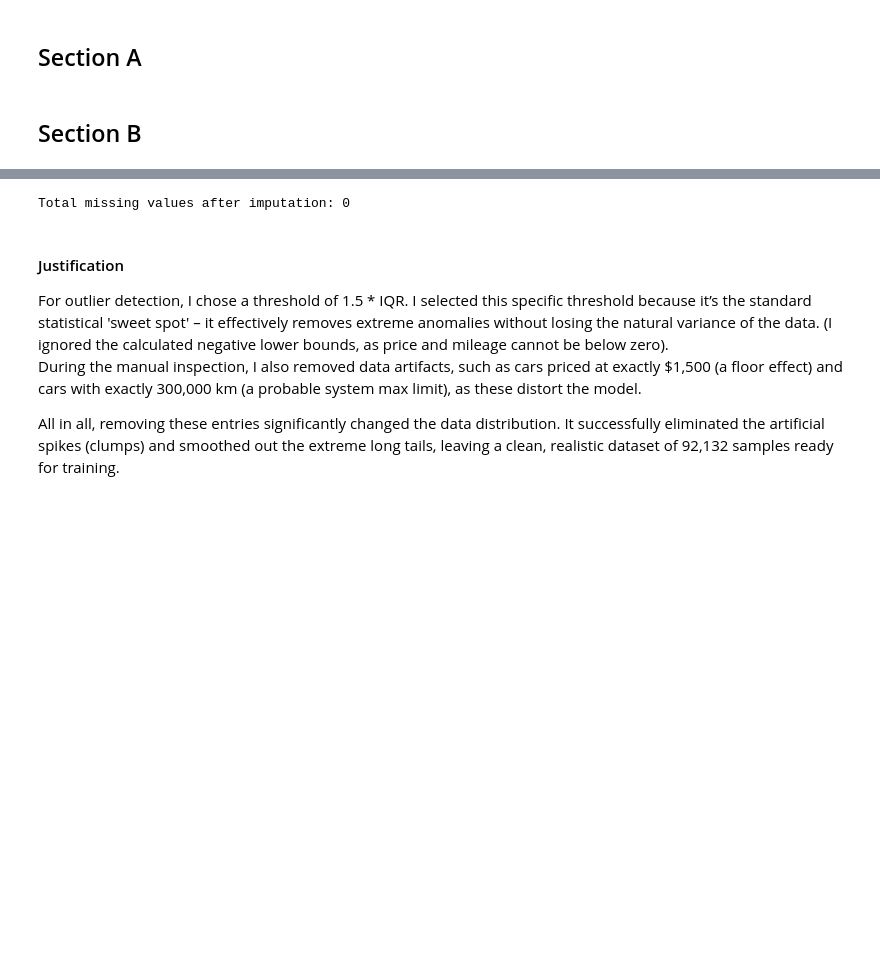
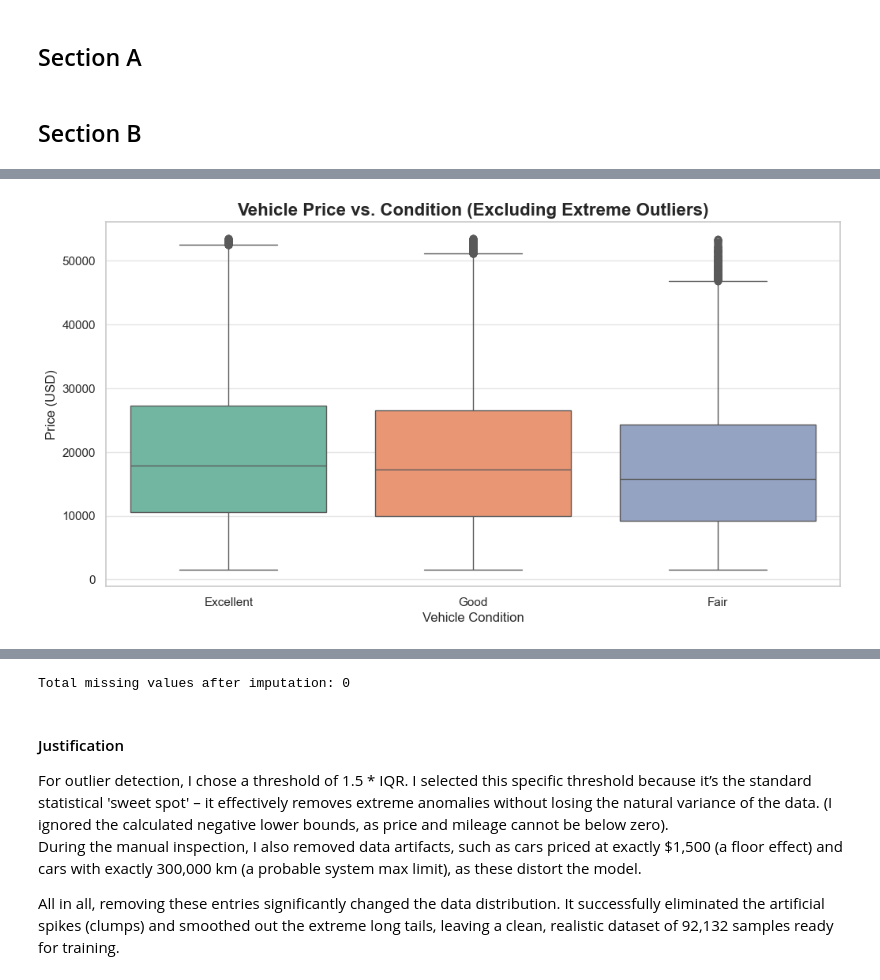
Before and after one commit to Hila-Dolev/ML_RandomForest_HW1, a Jupyter notebook: ML_HW1_325156651.ipynb, the cells around one changed output, grey strips where cells are left out. Saved outputs shown, nothing was run; the diff lists cells and outputs as text; code cells hidden in the pictures; blank space fills up the shorter version.

```diff
--- a/ML_HW1_325156651.ipynb
+++ b/ML_HW1_325156651.ipynb
@@ -454,0 +419,17 @@ Passing `palette` without assigning `hue` is deprecated and will be removed in v
+# %%
+# Plot 3: Vehicle Price Distribution by Condition
+# Filtering out extreme price outliers for readable boxplot
+Q1_viz = df['price'].quantile(0.25)
+Q3_viz = df['price'].quantile(0.75)
+IQR_viz = Q3_viz - Q1_viz
+upper_bound_viz = Q3_viz + 1.5 * IQR_viz
+viz_df = df[df['price'] <= upper_bound_viz]
+
+plt.figure(figsize=(12, 6))
+sns.boxplot(x='condition', y='price', hue='condition', data=viz_df, palette="Set2", legend=False)
+plt.title('Vehicle Price vs. Condition (Excluding Extreme Outliers)', fontsize=16, fontweight='bold')
+plt.xlabel('Vehicle Condition', fontsize=12)
+plt.ylabel('Price (USD)', fontsize=12)
+plt.show()
+# %% [output]
+[figure, added]
```
Also changed, not shown: parts of 24 cells of this notebook.
